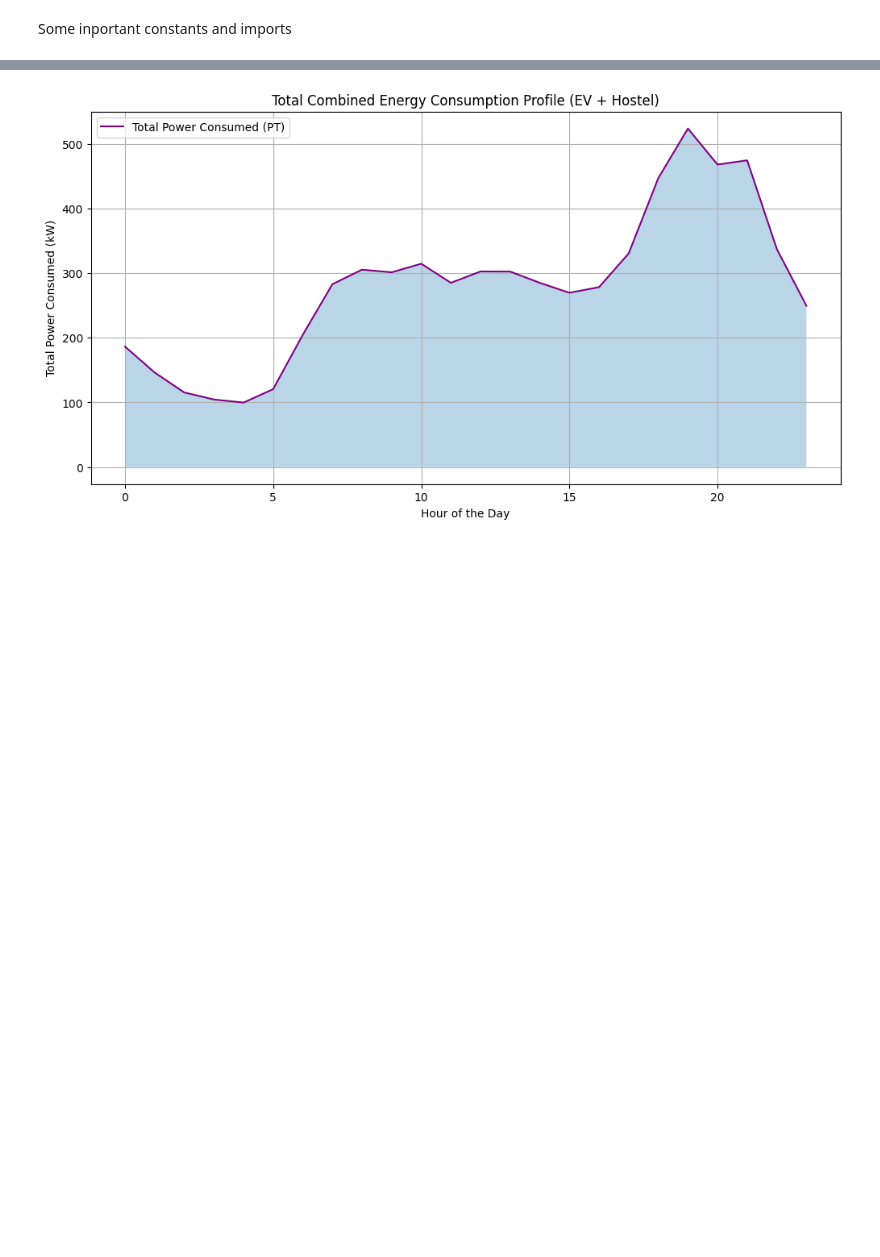
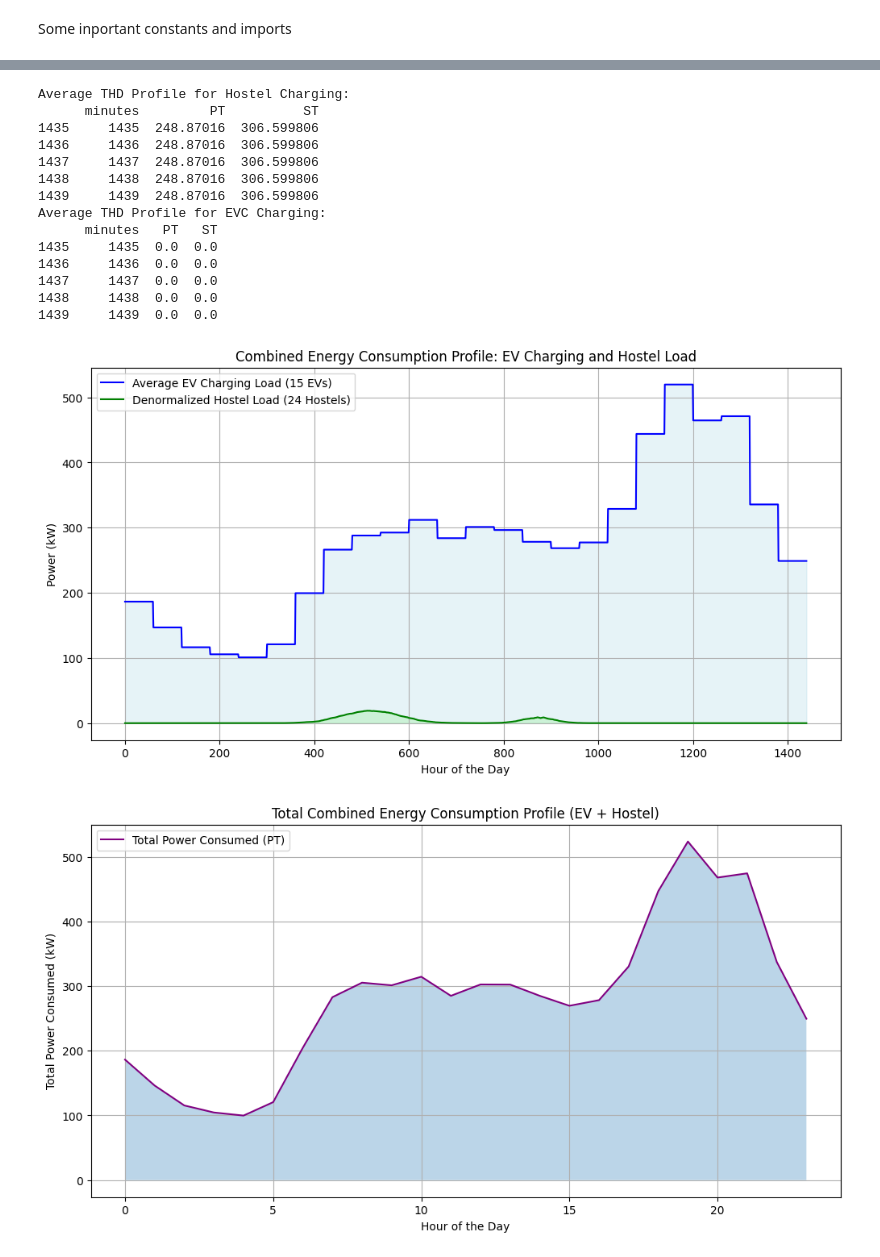
Before and after one commit to KanyantaM/final-year-project, a Jupyter notebook: Final_Year_Project_Code.ipynb, the cells around one changed output, grey strips where cells are left out. Saved outputs shown, nothing was run; the diff lists cells and outputs as text; code cells hidden in the pictures; blank space fills up the shorter version.

```diff
--- a/Final_Year_Project_Code.ipynb
+++ b/Final_Year_Project_Code.ipynb
@@ -473,3 +365,53 @@ plt.show()
+# %%
+# Scale hostel profile by number of hostels
+average_load_profile_all_h_df = average_load_profile_h_df.copy()
+average_load_profile_all_h_df['PT'] = average_load_profile_h_df['PT'] * H
+average_load_profile_all_h_df['ST'] = average_load_profile_h_df['ST'] * H
+
+print("Average THD Profile for Hostel Charging:")
+print(average_load_profile_all_h_df.tail())
+
+# Scale ev profile by number of ev's
+average_load_profile_all_ev_df = average_load_profile_ev_df.copy()
+average_load_profile_all_ev_df['PT'] = average_load_profile_ev_df['PT'] * N
+average_load_profile_all_ev_df['ST'] = average_load_profile_ev_df['ST'] * N
+
+print("Average THD Profile for EVC Charging:")
+print(average_load_profile_all_ev_df.tail())
+
+# --- Plot both profiles together ---
+plt.figure(figsize=(12, 6))
+
+plt.plot(range((len(average_load_profile_all_h_df))), average_load_profile_all_h_df['PT'], label=f'Average EV Charging Load ({N} EVs)', color='blue')
+plt.fill_between(range(simulation_duration), average_load_profile_all_h_df['PT'], alpha=0.3, color='lightblue')
+
+# Plot the hostel load profile
+plt.plot(range((len(average_load_profile_all_ev_df))), average_load_profile_all_ev_df['PT'], label=f'Denormalized Hostel Load ({H} Hostels)', color='green')
+plt.fill_between(range((len(average_load_profile_all_ev_df))), average_load_profile_all_ev_df['PT'], alpha=0.3, color='lightgreen')
+
+# Add titles and labels
+plt.title('Combined Energy Consumption Profile: EV Charging and Hostel Load')
+plt.xlabel('Hour of the Day')
+plt.ylabel('Power (kW)')
+plt.legend()
+plt.grid(True)
+plt.show()
+# %% [output]
+Average THD Profile for Hostel Charging:
+      minutes         PT          ST
+1435     1435  248.87016  306.599806
+1436     1436  248.87016  306.599806
+1437     1437  248.87016  306.599806
+1438     1438  248.87016  306.599806
+1439     1439  248.87016  306.599806
+Average THD Profile for EVC Charging:
+      minutes   PT   ST
+1435     1435  0.0  0.0
+1436     1436  0.0  0.0
+1437     1437  0.0  0.0
+1438     1438  0.0  0.0
+1439     1439  0.0  0.0
+[figure, added]
 # %%
 # Function to add both load profiles and return a DataFrame
 def combine_load_profiles(N, H):
```
Also changed, not shown: parts of 5 cells of this notebook.
